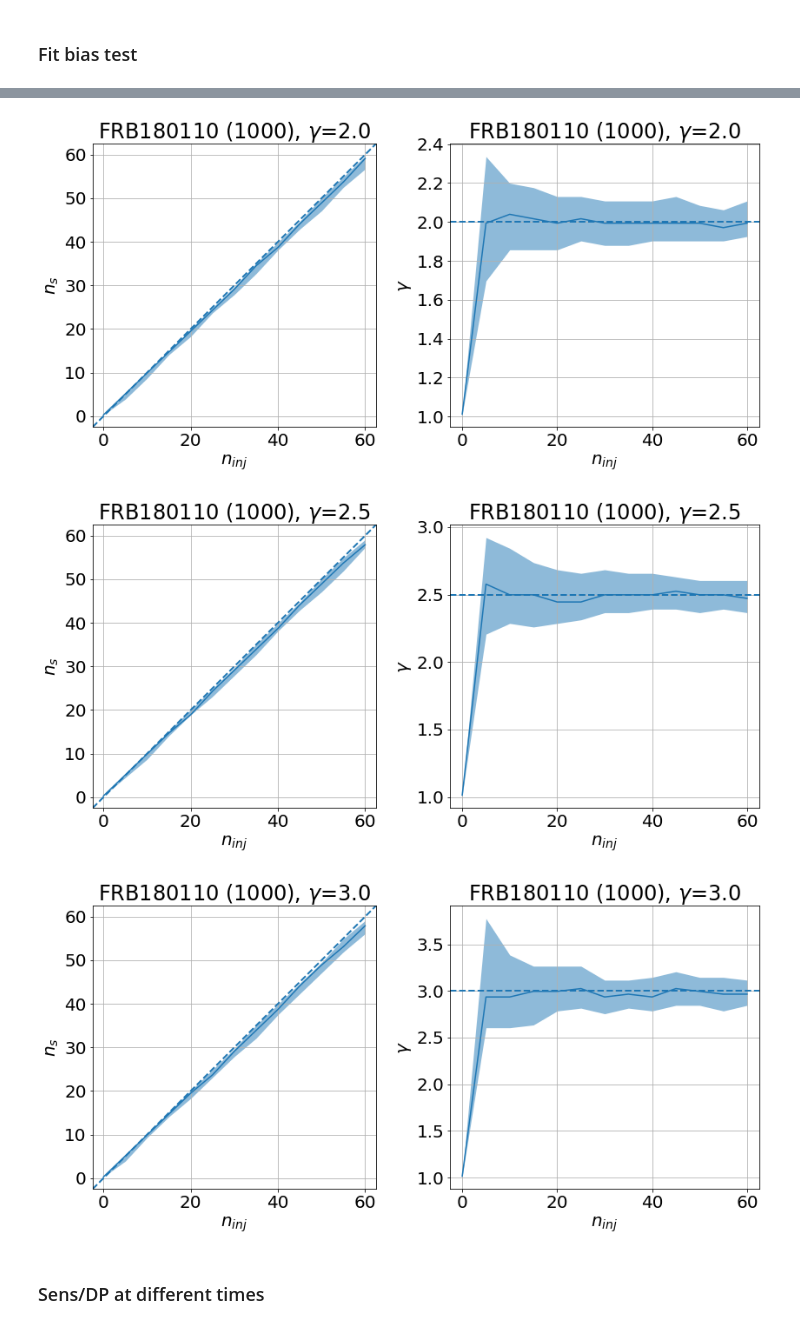
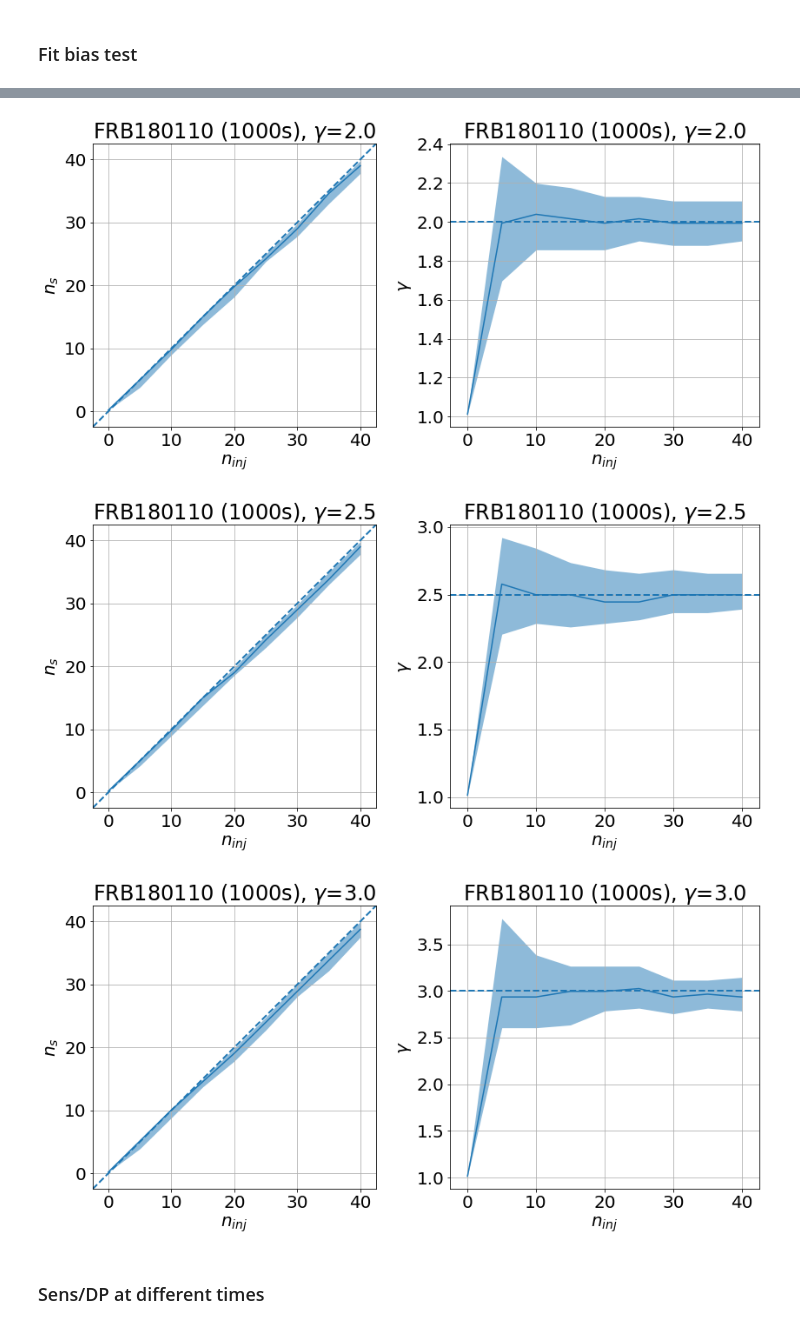
Before and after one commit to jessiethw/FRB, a Jupyter notebook: csky_bg_pfrc.ipynb, the cells around one changed output, grey strips where cells are left out. Saved outputs shown, nothing was run; the diff lists cells and outputs as text; code cells hidden in the pictures.

```diff
--- a/csky_bg_pfrc.ipynb
+++ b/csky_bg_pfrc.ipynb
@@ -226,3 +228,8 @@ Performing 10000 background trials using 1 core:
       10000/10000 trials complete.
 [figure]
 [figure]
+# %%
+bg=bg_ts_trials(src1000[wn], 10000)
+tr=cy.get_trial_runner(conf,ana=ana,src=src1000[wn],inj_conf={'flux':cy.hyp.PowerLawFlux(2.)})
+sens=tr.find_n_sig(bg.median(),0.9, tol=0.03,n_batches=10,n_sig_step=1)
+disc = tr.find_n_sig(bg.isf_nsigma(5), 0.5, tol=0.03,n_batches=10,n_sig_step=1)
@@ -360,7 +391,7 @@ def bias_test(src, gamma=2., nsig_max=100, frb_name=' ', print_plot=True):
         if int(src['t_100'][0]) == 1:
             ax.set_title(r'%s (1d), $\gamma$=%.1f'%(frb_name,gamma))
         else:
-            ax.set_title(r'%s (%i), $\gamma$=%.1f'%(frb_name,src['t_100'][0]*84600., gamma))
+            ax.set_title(r'%s (%is), $\gamma$=%.1f'%(frb_name,src['t_100'][0]*84600., gamma))
 
     axs[0].set_ylabel(r'$n_s$')
     axs[1].set_ylabel(r'$\gamma$')
@@ -394,11 +425,11 @@ bias_test(src1000[wn],nsig_max=60,frb_name='FRB121102', gamma=3.)
 # %%
-bias_test(src1000[ws],nsig_max=60,frb_name='FRB180110', gamma=2.)
-bias_test(src1000[ws],nsig_max=60,frb_name='FRB180110', gamma=2.5)
-bias_test(src1000[ws],nsig_max=60,frb_name='FRB180110', gamma=3.)
+bias_test(src1000[ws],nsig_max=40,frb_name='FRB180110', gamma=2.)
+bias_test(src1000[ws],nsig_max=40,frb_name='FRB180110', gamma=2.5)
+bias_test(src1000[ws],nsig_max=40,frb_name='FRB180110', gamma=3.)
 # %% [output]
-[figure, old version]
+[figure, new version]
-[figure, old version]
+[figure, new version]
-[figure, old version]
+[figure, new version]
 # %%
 #print(tr.to_E2dNdE(sens, E0=100, unit=1e3))#100 TeV cm^-2
 #print(tr.to_E2dNdE(sens))
```
Also changed, not shown: parts of 15 cells of this notebook.
